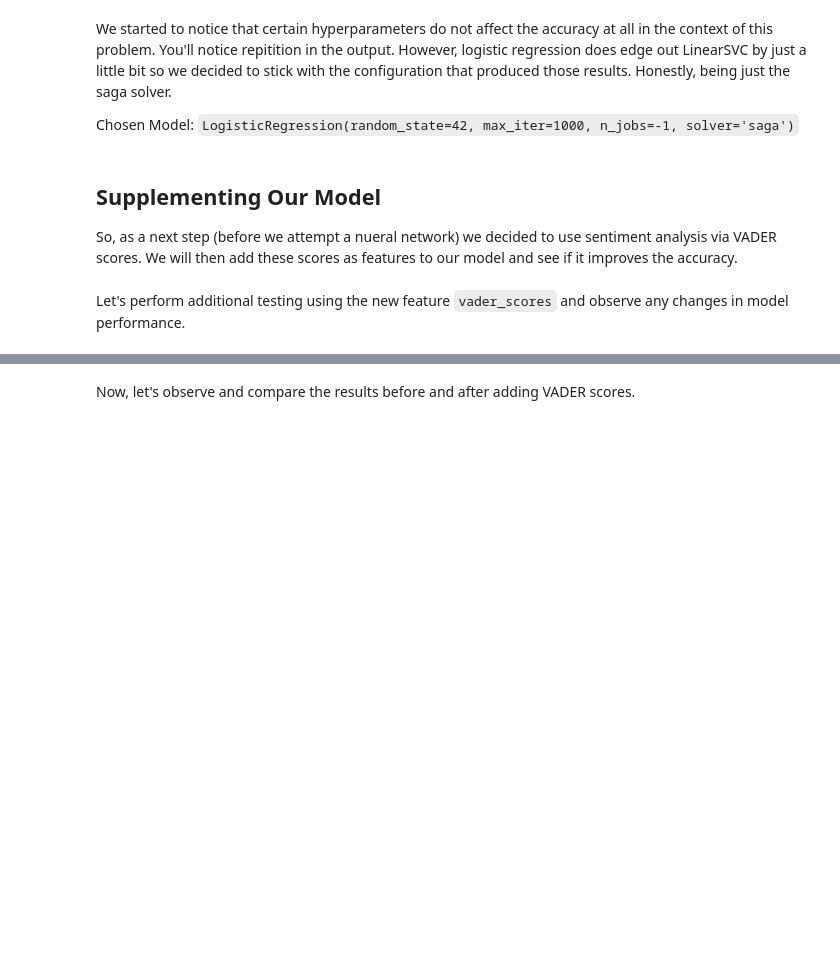
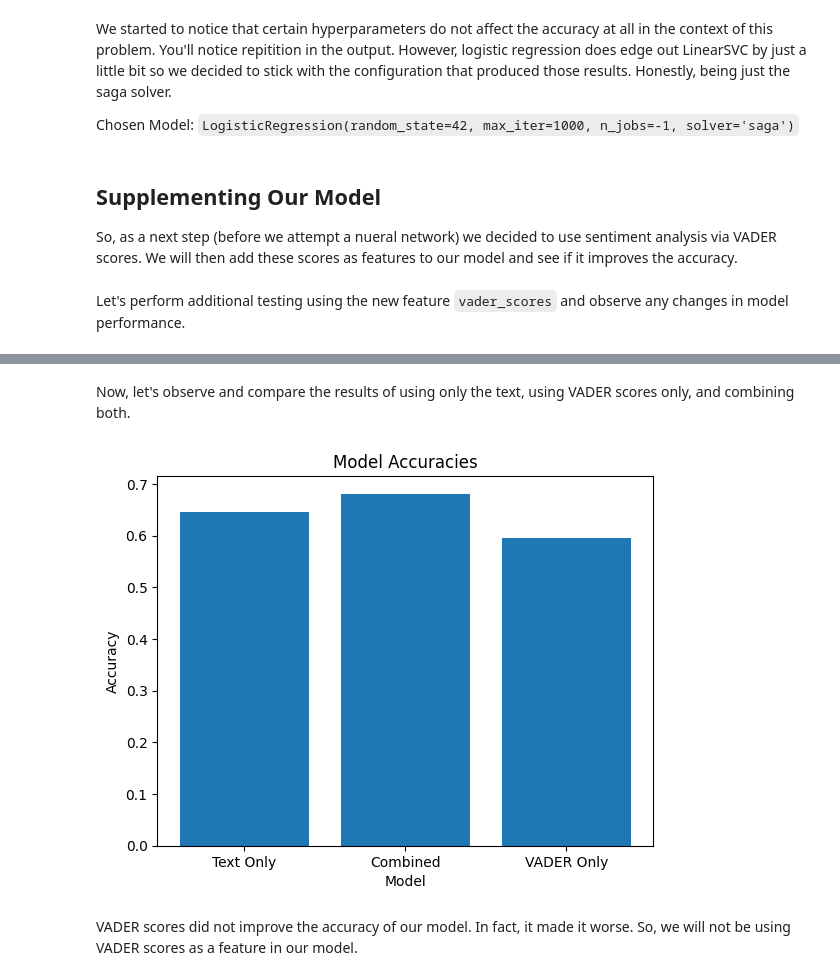
Before and after one commit to dcmaglione/cs505-final-project, a Jupyter notebook: processing.ipynb, the cells around one changed output, grey strips where cells are left out. Drawn from its saved outputs; the diff is of its cells as text; code cells hidden in the pictures; blank space fills up the shorter version.

```diff
--- a/processing.ipynb
+++ b/processing.ipynb
@@ -293,0 +308,21 @@ print(classification_report(y_test, y_pred_combined))
+# %%
+# only use VADER score to predict
+# Create train and test sets
+X_train_vader, X_test_vader, y_train, y_test = train_test_split(X_vader, df['score'], test_size=0.2, random_state=1)
+
+# Initialize the logistic regression model
+model_vader = LogisticRegression(random_state=42, max_iter=1000, n_jobs=-1, solver='saga')
+
+# Fit the model on the combined features
+model_vader.fit(X_train_vader, y_train)
+
+# Predict on the test set
+y_pred_vader = model_vader.predict(X_test_vader)
+
+# Calculate accuracy and print classification report
+accuracy_vader = accuracy_score(y_test, y_pred_vader)
+
+print(f"VADER Model Accuracy: {accuracy_vader}")
+
+print("Classification Report for VADER Model:")
+print(classification_report(y_test, y_pred_vader))
@@ -294,12 +343,16 @@ print(classification_report(y_test, y_pred_combined))
 # %% [markdown]
-Now, let's observe and compare the results before and after adding VADER scores.
+Now, let's observe and compare the results of using only the text, using VADER scores only, and combining both.
 # %%
-# Plot a comparison of the accuracies
-plt.bar(['Text Only', 'Combined'], [accuracy, accuracy_combined])
+# plot a comparison of the accuracies
+plt.bar(['Text Only', 'Combined', 'VADER Only'], [accuracy, accuracy_combined, accuracy_vader])
 plt.xlabel('Model')
 plt.ylabel('Accuracy')
 plt.title('Model Accuracies')
 plt.show()
+# %% [output]
+[figure, added]
+# %% [markdown]
+VADER scores did not improve the accuracy of our model. In fact, it made it worse. So, we will not be using VADER scores as a feature in our model.
 # %%
 from textblob import TextBlob
 
```
Also changed, not shown: parts of 2 cells of this notebook.
